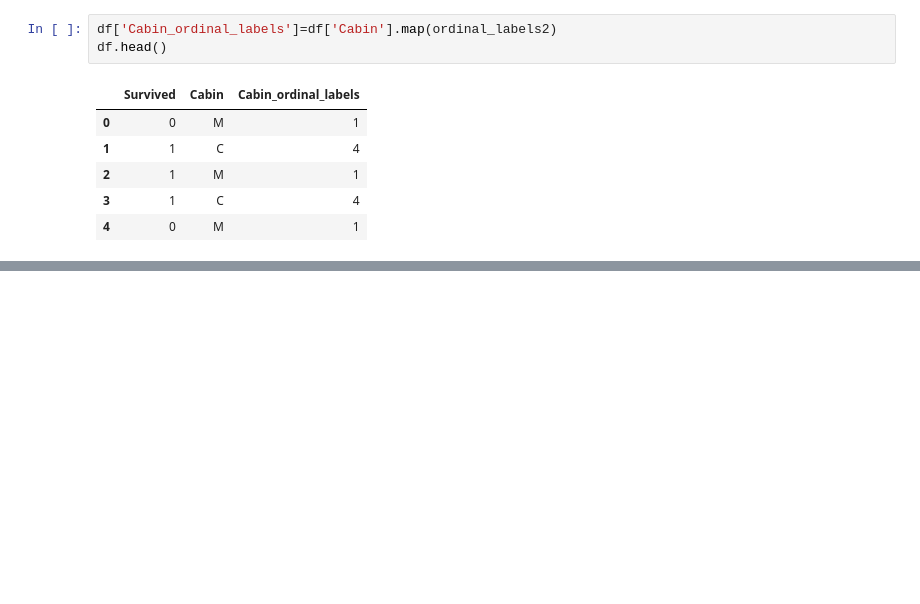
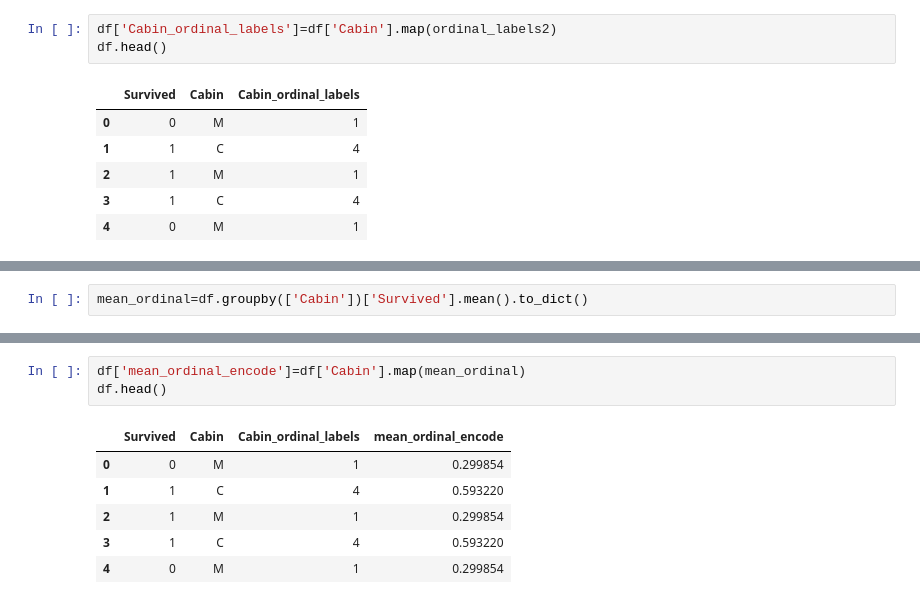
Before and after one commit to AugustineJosephMN/Feature-Engineering, a Jupyter notebook: Handling Categorical Features.ipynb, the cells around one changed output, grey strips where cells are left out. Saved outputs shown, nothing was run; the diff lists cells and outputs as text; blank space fills up the shorter version.

```diff
--- a/Handling Categorical Features.ipynb
+++ b/Handling Categorical Features.ipynb
@@ -352,0 +355,2 @@ df.head()
+# %%
+mean_ordinal=df.groupby(['Cabin'])['Survived'].mean().to_dict()
@@ -352,0 +369,10 @@ df.head()
+# %%
+df['mean_ordinal_encode']=df['Cabin'].map(mean_ordinal)
+df.head()
+# %% [output]
+|  | Survived | Cabin | Cabin_ordinal_labels | mean_ordinal_encode |
+| 0 | 0 | M | 1 | 0.299854 |
+| 1 | 1 | C | 4 | 0.593220 |
+| 2 | 1 | M | 1 | 0.299854 |
+| 3 | 1 | C | 4 | 0.593220 |
+| 4 | 0 | M | 1 | 0.299854 |
```
Also changed, not shown: parts of 13 cells of this notebook, 1 other file.
